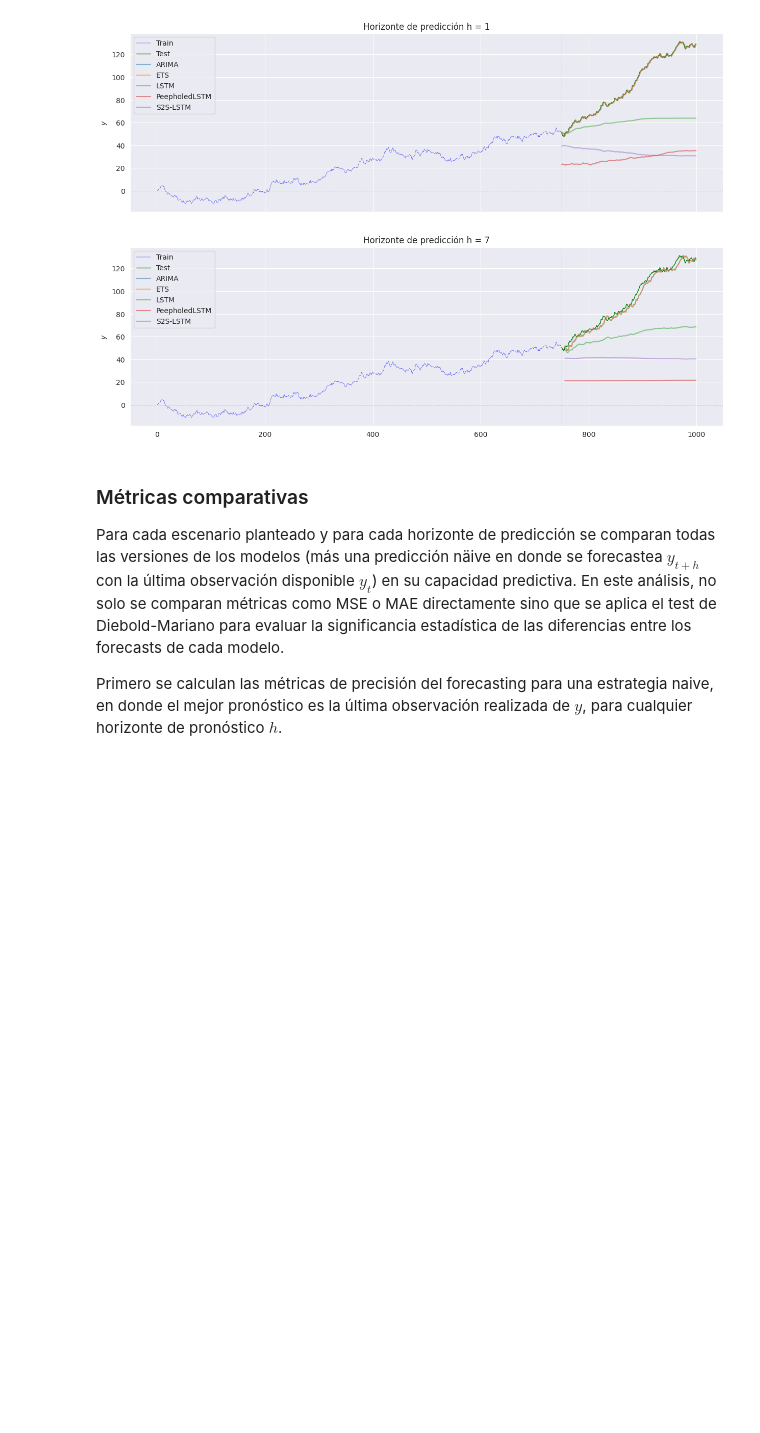
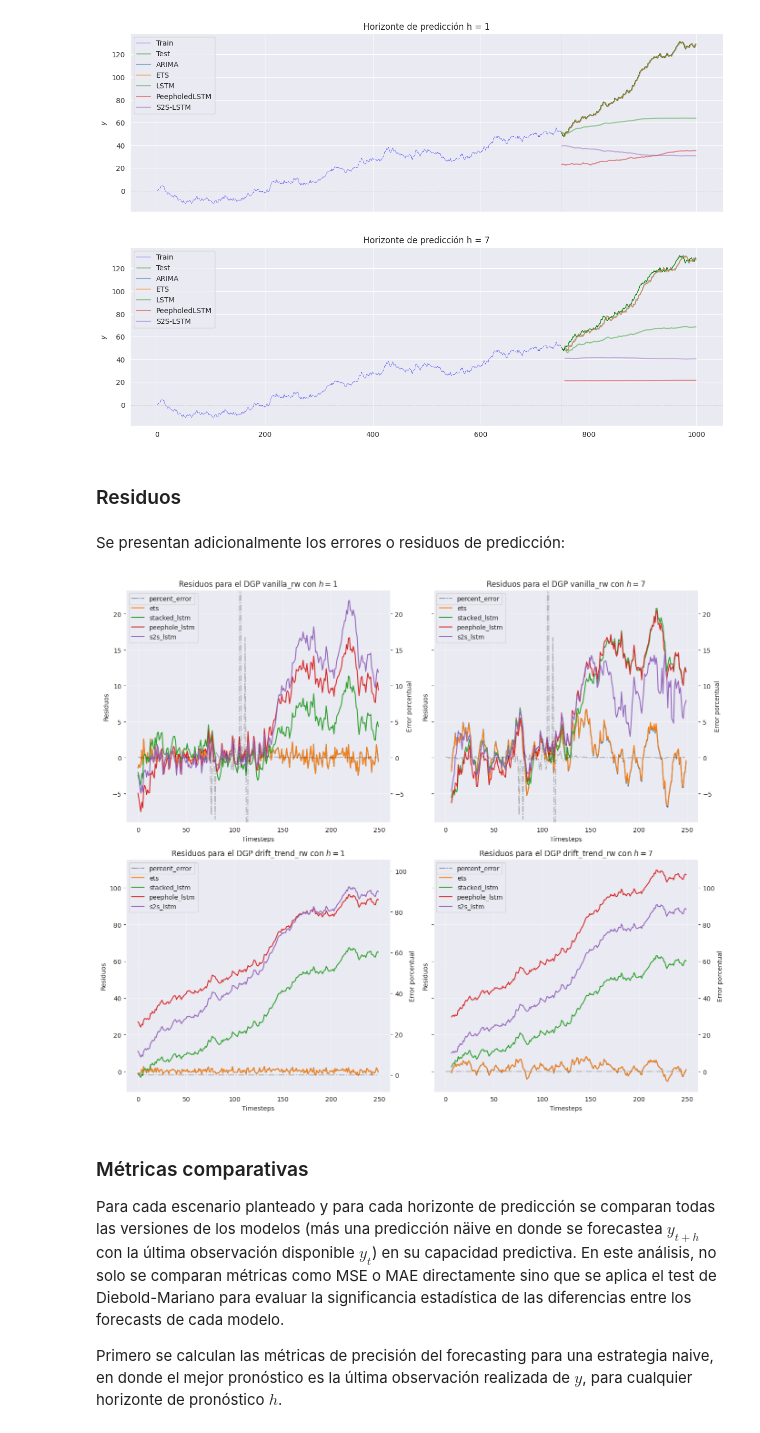
Before and after one commit to matiasdperez/MEC_tesis, a Jupyter notebook: notebooks/simulaciones/1_random_walk.ipynb, the cells around one changed output. Drawn from its saved outputs; the diff is of its cells as text; code cells hidden in the pictures; blank space fills up the shorter version.

Commit message:
Adding residuals analysis

```diff
--- a/notebooks/simulaciones/1_random_walk.ipynb
+++ b/notebooks/simulaciones/1_random_walk.ipynb
@@ -1192,6 +1192,68 @@ for h in h_list:
 plt.show()
 # %% [output]
 [figure]
+# %% [markdown]
+### Residuos
+# %% [markdown]
+Se presentan adicionalmente los errores o residuos de predicción:
+# %%
+def calculate_residuals(y_true, inner_key, model, scaler=None):
+    predictions = model.predictions['iterative']
+    if scaler:
+        predictions = scaler.inverse_transform(predictions).reshape(-1)
+    return y_true[inner_key-1:] - predictions
+
+residuals = defaultdict(lambda: defaultdict(dict))
+
+for outer_key, dgp in rw_best_models.items():
+    y_true = vanilla_y_test if outer_key == 'vanilla_rw' else drift_trend_y_test
+    scaler = scaler_vanilla if outer_key == 'vanilla_rw' else scaler_drift_trend
+
+    for inner_key, h in dgp.items():
+        for name, model in h.items():
+            residuals[outer_key][inner_key][name] = calculate_residuals(
+                y_true, inner_key, model, None if name in ['arima', 'ets'] else scaler
+            )
+# %%
+def plot_residuals_grid(residuals, vanilla_y_test, drift_trend_y_test):
+    combinations = [(outer_key, inner_key) for outer_key, inner_dict in residuals.items() for inner_key in inner_dict.keys()]
+
+    fig, axes = plt.subplots(2, 2, figsize=(14, 12), sharey='row')
+    axes = axes.flatten()
+
+    for idx, (ax, (outer_key, inner_key)) in enumerate(zip(axes, combinations)):
+        residuals_row = [residuals[outer_key][inner_key][name] for name in residuals[outer_key][inner_key]]
+
+        for name, residual in residuals[outer_key][inner_key].items():
+            if idx % 2 == 1:
+                ax.plot(range(6, 6 + len(residual)), residual, label=f'{name}')
+            else:
+                ax.plot(residual, label=f'{name}')
+
+        ax.set_xlabel('Timesteps')
+        ax.set_ylabel('Residuos')
+        ax.set_title(f'Residuos para el DGP {outer_key} con $h={inner_key}$')
+        ax.legend(loc='best')
+        ax.grid(True, alpha=0.5)
+
+        if outer_key == 'vanilla_rw':
+            secondary_y = np.diff(vanilla_y_test) / vanilla_y_test[:-1]
+        else:
+            secondary_y = np.diff(drift_trend_y_test) / drift_trend_y_test[:-1]
+
+        ax2 = ax.twinx()
+        ax2.plot(secondary_y, color='black', alpha=0.25, linestyle='-.' ,label='percent_error')
+        ax2.set_ylabel('Error porcentual')
+        ax2.set_ylim(ax.get_ylim())
+        ax2.legend(loc='upper left')
+        ax2.grid(False)
+
+    plt.tight_layout()
+    plt.show()
+
+plot_residuals_grid(residuals, vanilla_y_test, drift_trend_y_test)
+# %% [output]
+[figure, added]
 # %% [markdown]
 ### Métricas comparativas
 
```
Also changed, not shown: parts of 1 cell of this notebook.
